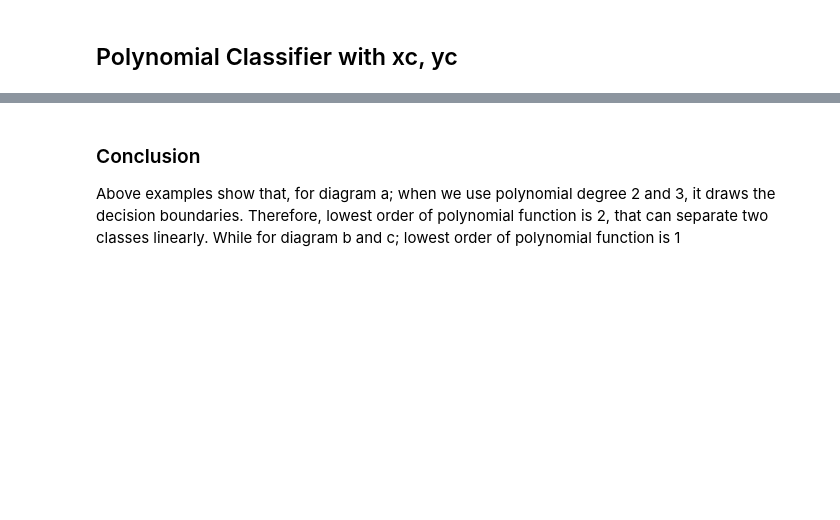
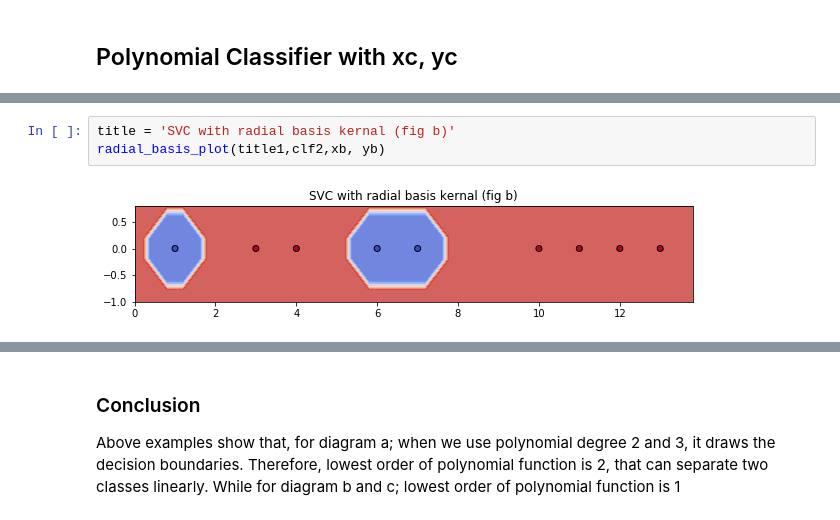
Before and after one commit to rameshjes/neural-network, a Jupyter notebook: assignment07/ramesh/workbench_07.ipynb, the cells around one changed output, grey strips where cells are left out. Saved outputs shown, nothing was run; the diff lists cells and outputs as text; blank space fills up the shorter version.

```diff
--- a/assignment07/ramesh/workbench_07.ipynb
+++ b/assignment07/ramesh/workbench_07.ipynb
@@ -206,0 +208,5 @@ plt.show()
+# %%
+title = 'SVC with radial basis kernal (fig b)'
+radial_basis_plot(title1,clf2,xb, yb)
+# %% [output]
+[figure, added]
```
Also changed, not shown: parts of 6 cells of this notebook.
